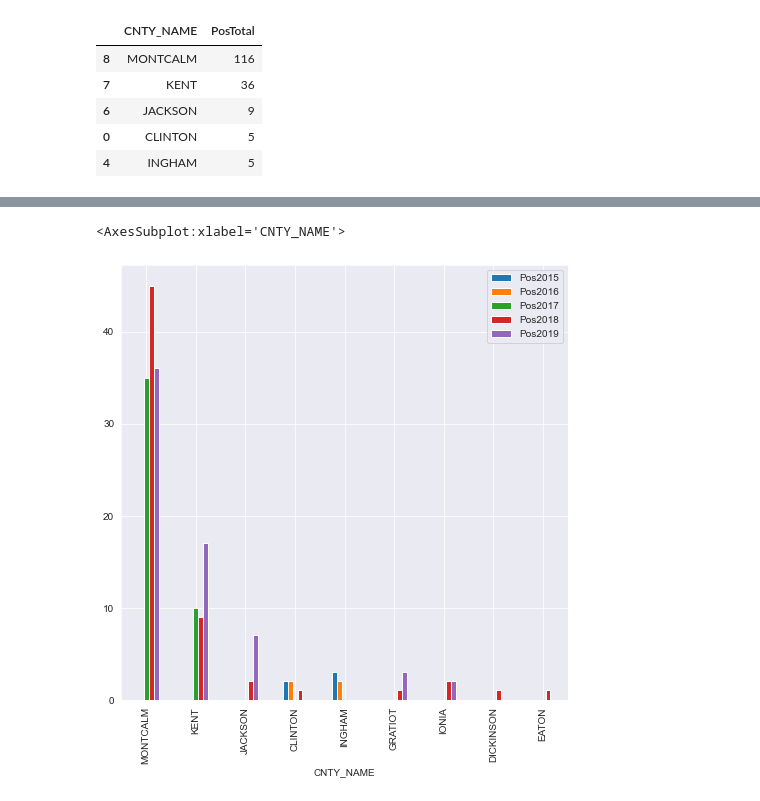
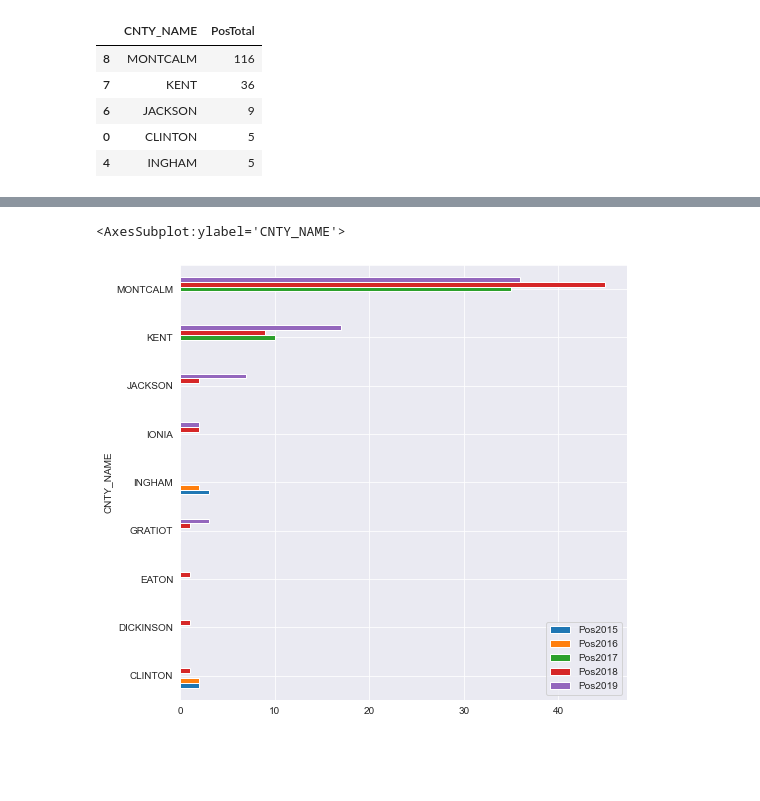
Before and after one commit to Ambush3/Michigan-Deer-CWD, a Jupyter notebook: CWD.ipynb, the cells around one changed output, grey strips where cells are left out. Cells and saved outputs as stored; diff of their text form; code cells hidden in the pictures; blank space fills up the shorter version.

```diff
--- a/CWD.ipynb
+++ b/CWD.ipynb
@@ -137,14 +158,10 @@ cwd3.plot(x='CNTY_NAME', y=['Tests2015', 'Test2016', 'Test2017', 'Test2018', 'Te
 # %%
-cwd4 = data_clean.groupby('CNTY_NAME', as_index=False, sort=True).sum()
-cwd4 = cwd4.sort_values('PosTotal' ,ascending=False)
-cwd4.head()
-
 pd.DataFrame(cwd4, columns=['CNTY_NAME', 'Pos2015', 'Pos2016', 'Pos2017', 'Pos2018', 'Pos2019'])
 
-cwd4.plot(x='CNTY_NAME', y=['Pos2015', 'Pos2016', 'Pos2017', 'Pos2018', 'Pos2019'], kind='bar', figsize=(8, 8))
+cwd4.plot(x='CNTY_NAME', y=['Pos2015', 'Pos2016', 'Pos2017', 'Pos2018', 'Pos2019'], kind='barh', figsize=(8, 8))
 # %% [output]
-<AxesSubplot:xlabel='CNTY_NAME'>
+<AxesSubplot:ylabel='CNTY_NAME'>
-[figure, old version]
+[figure, new version]
 # %%
 
 data_clean.groupby('CNTY_NAME', as_index=False, sort=True).sum().to_csv('CNTY_NAME_GROUP.csv', index=False)
```
Also changed, not shown: parts of 9 cells of this notebook.
